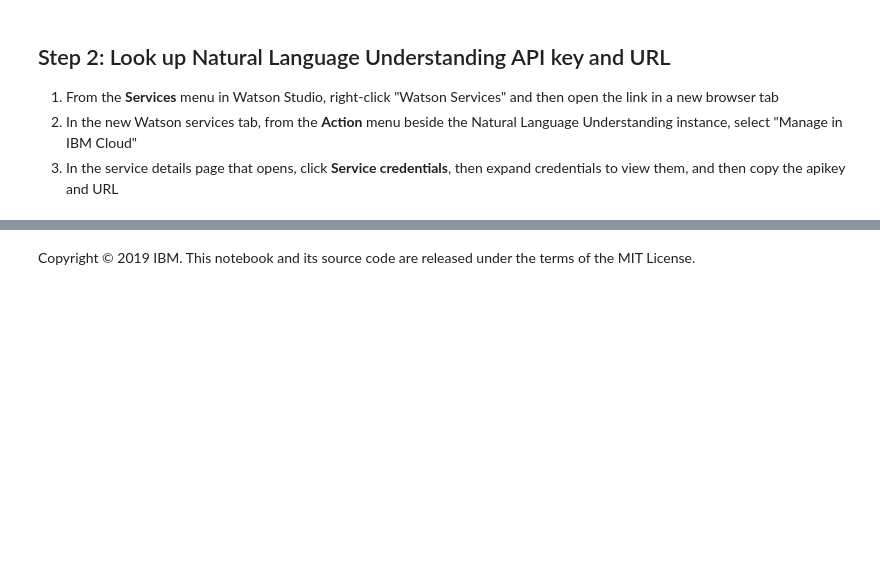
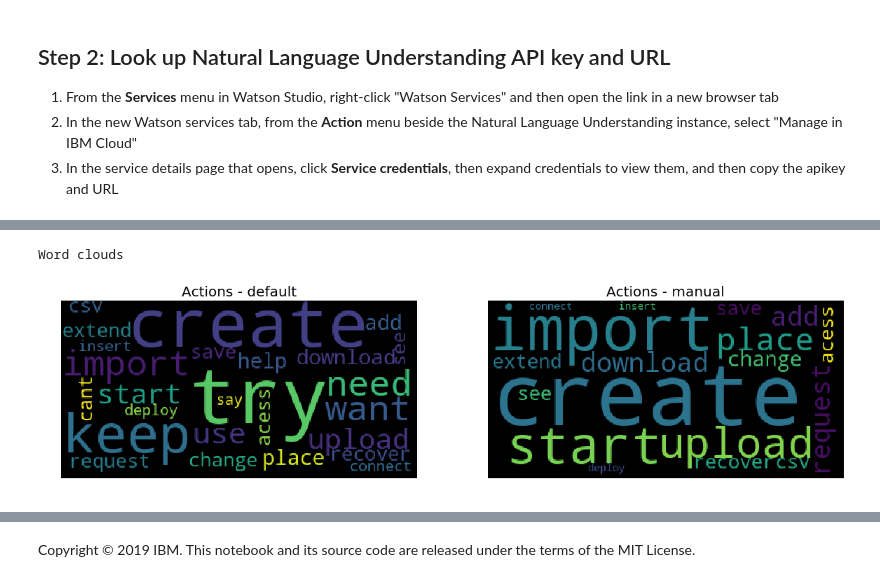
Before and after one commit to spackows/notebooks-to-share, a Jupyter notebook: Analyzing-customer-messages.ipynb, the cells around one changed output, grey strips where cells are left out. Saved outputs shown, nothing was run; the diff lists cells and outputs as text; code cells hidden in the pictures; blank space fills up the shorter version.

```diff
--- a/Analyzing-customer-messages.ipynb
+++ b/Analyzing-customer-messages.ipynb
@@ -118,0 +390,11 @@ print( json.dumps( results, indent=2 ) )
+# %%
+my_stopwords = { "cant", "keep", "help", "try", "say", "use", "need", "want" }
+# %%
+from wordcloud import STOPWORDS
+wordcloud_action_manual = WordCloud( stopwords=STOPWORDS.union( my_stopwords ) ).generate( action_str )
+# %%
+wordcloud_plot( [ { "title" : "Actions - default", "wordcloud" : wordcloud_action_default },
+                  { "title" : "Actions - manual",  "wordcloud" : wordcloud_action_manual  } ] )
+# %% [output]
+Word clouds
+[figure, added]
```
Also changed, not shown: parts of 40 cells of this notebook.
